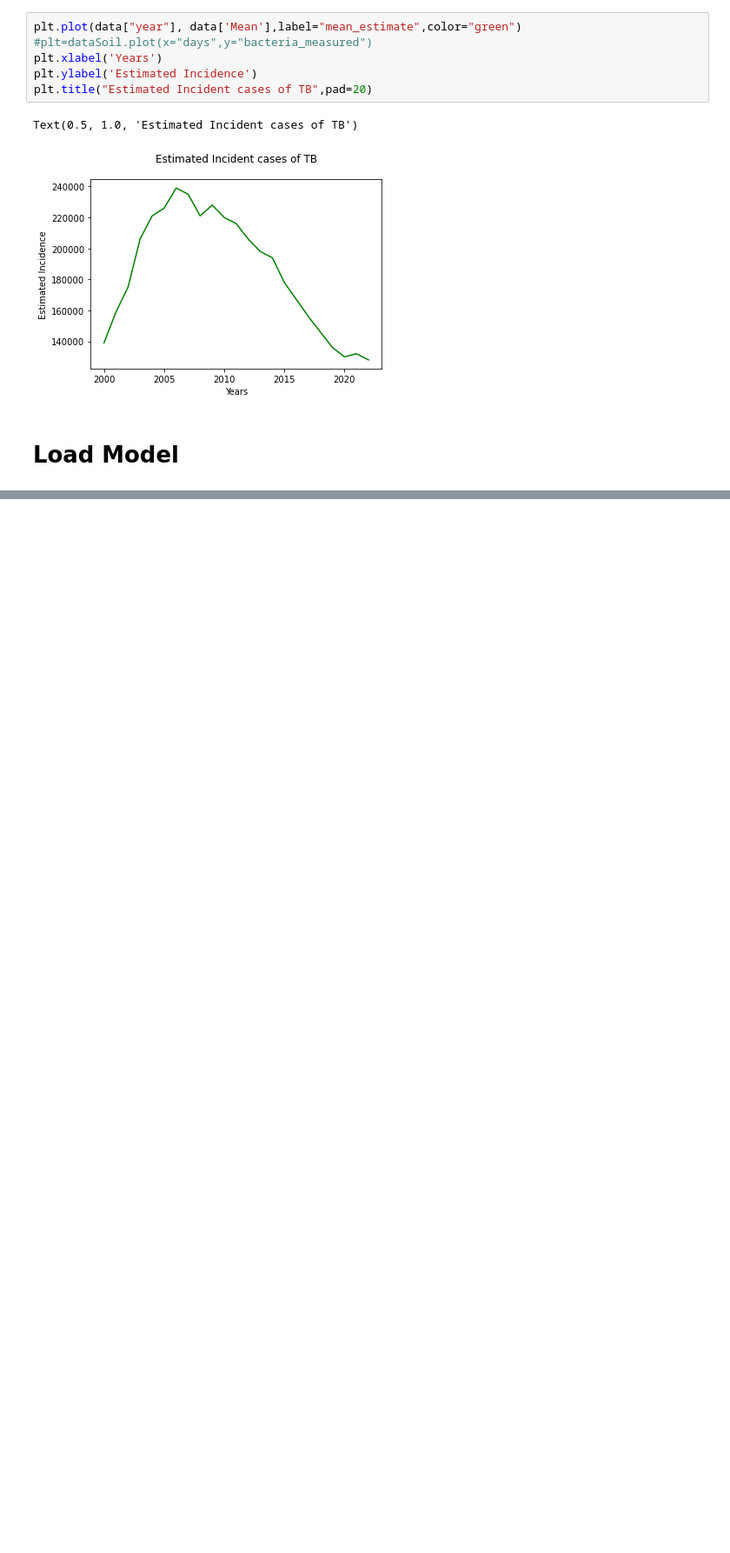
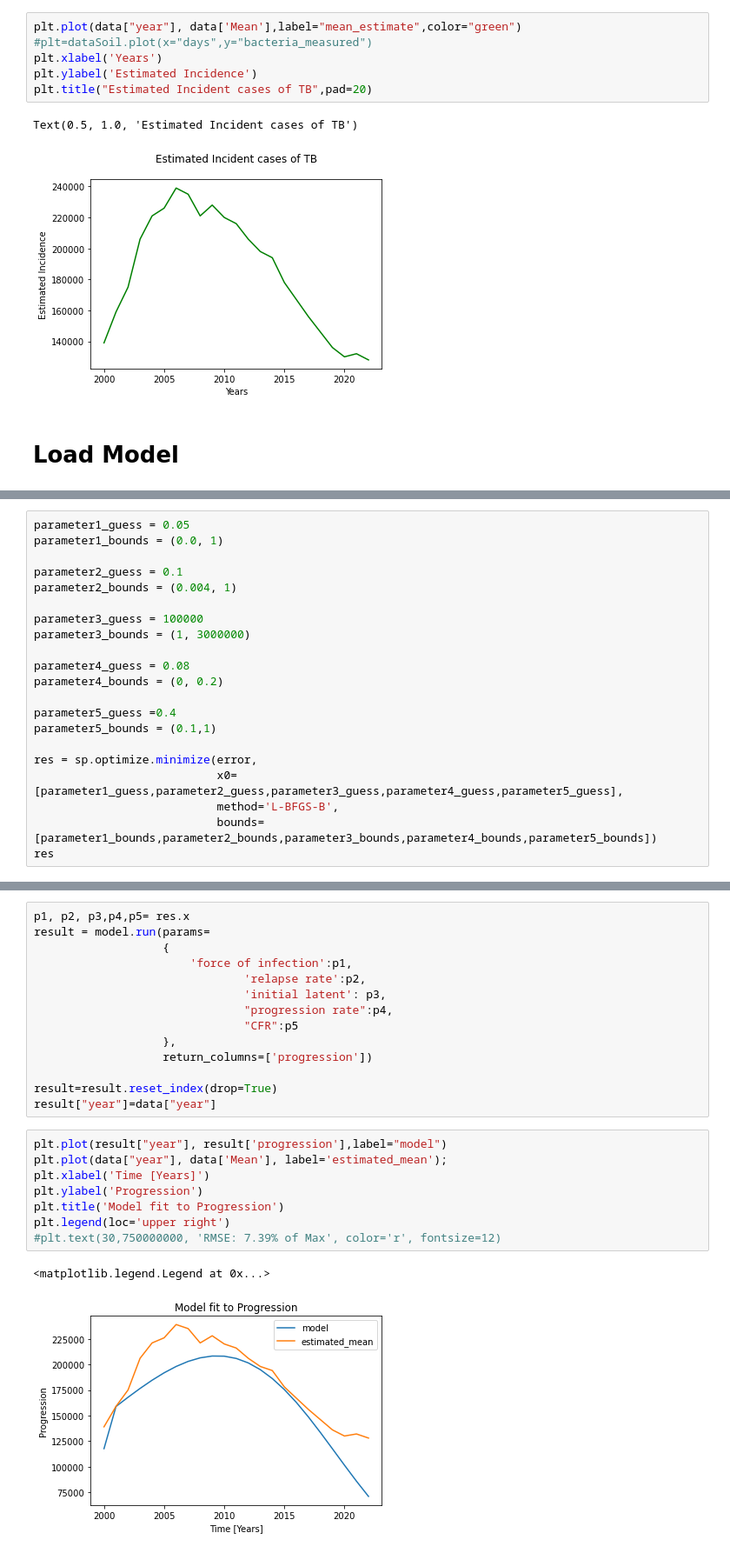
Before and after one commit to adenooy2/MSc-Thesis, a Jupyter notebook: model/transmission/Transmission Model Calibration.ipynb, the cells around one changed output, grey strips where cells are left out. Shown at 87% size. Saved outputs shown, nothing was run; the diff lists cells and outputs as text; blank space fills up the shorter version.

```diff
--- a/model/transmission/Transmission Model Calibration.ipynb
+++ b/model/transmission/Transmission Model Calibration.ipynb
@@ -78,0 +112,21 @@ def error(param_list):
+# %%
+parameter1_guess = 0.05
+parameter1_bounds = (0.0, 1)
+
+parameter2_guess = 0.1
+parameter2_bounds = (0.004, 1)
+
+parameter3_guess = 100000
+parameter3_bounds = (1, 3000000)
+
+parameter4_guess = 0.08
+parameter4_bounds = (0, 0.2)
+
+parameter5_guess =0.4
+parameter5_bounds = (0.1,1)
+
+res = sp.optimize.minimize(error,
+                           x0=[parameter1_guess,parameter2_guess,parameter3_guess,parameter4_guess,parameter5_guess],
+                           method='L-BFGS-B',
+                           bounds=[parameter1_bounds,parameter2_bounds,parameter3_bounds,parameter4_bounds,parameter5_bounds])
+res
@@ -78,0 +146,25 @@ def error(param_list):
+# %%
+p1, p2, p3,p4,p5= res.x
+result = model.run(params=
+                   {
+                       'force of infection':p1,
+                               'relapse rate':p2,
+                               'initial latent': p3,
+                               "progression rate":p4,
+                               "CFR":p5
+                   },
+                   return_columns=['progression'])
+
+result=result.reset_index(drop=True)
+result["year"]=data["year"]
+# %%
+plt.plot(result["year"], result['progression'],label="model")
+plt.plot(data["year"], data['Mean'], label='estimated_mean');
+plt.xlabel('Time [Years]')
+plt.ylabel('Progression')
+plt.title('Model fit to Progression')
+plt.legend(loc='upper right')
+#plt.text(30,750000000, 'RMSE: 7.39% of Max', color='r', fontsize=12)
+# %% [output]
+<matplotlib.legend.Legend at 0x...>
+[figure, added]
```
Also changed, not shown: parts of 7 cells of this notebook, 18 other files.
